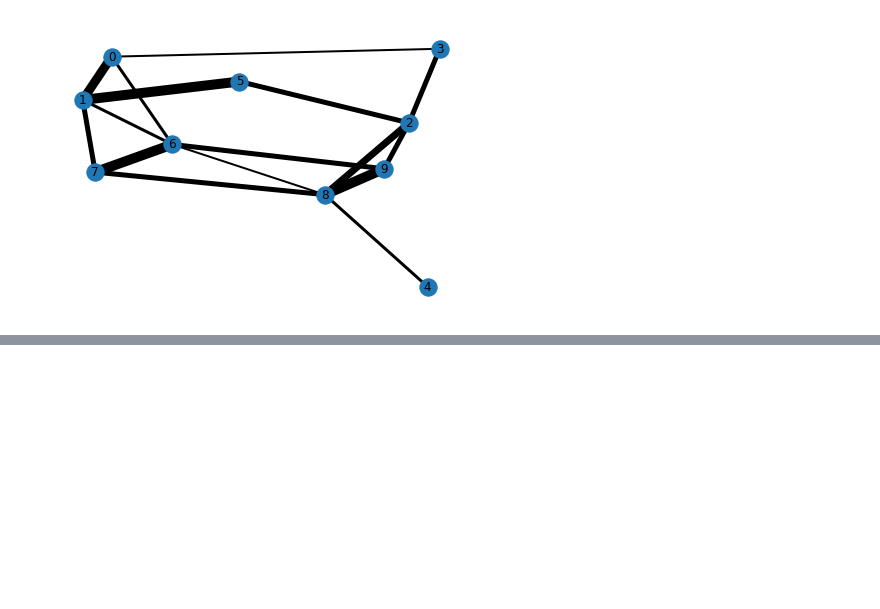
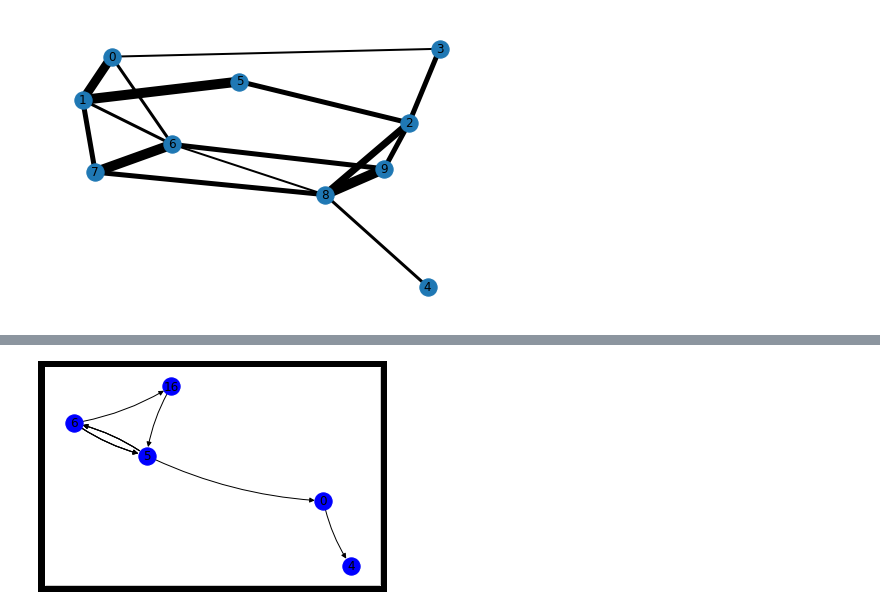
Before and after one commit to Barry0121/graph-neural-net-benchmark, a Jupyter notebook: notebooks/random_walk.ipynb, the cells around one changed output, grey strips where cells are left out. Drawn from its saved outputs; the diff is of its cells as text; code cells hidden in the pictures; blank space fills up the shorter version.

Commit message:
Update random walk + autoencoder

```diff
--- a/notebooks/random_walk.ipynb
+++ b/notebooks/random_walk.ipynb
@@ -117,0 +124,3 @@ nx.draw(graph, with_labels=True, width=weights)
+# %%
+karate = nx.karate_club_graph()
+karate.nodes[6]
@@ -117,0 +167,2 @@ nx.draw(graph, with_labels=True, width=weights)
+# %%
+path = random_walk(karate, 6, 10)
@@ -117,0 +173,7 @@ nx.draw(graph, with_labels=True, width=weights)
+# %%
+# turn out path from list to edges
+nodes = np.unique(path)
+edges = []
+for i in range(len(path)-1):
+    edges.append((path[i], path[i+1]))
+edges, nodes
@@ -117,0 +192,17 @@ nx.draw(graph, with_labels=True, width=weights)
+# %%
+# plot the path we got from the random walk
+plot_graph = nx.MultiDiGraph()
+plot_graph.add_edges_from(edges)
+
+import matplotlib.pyplot as plt
+
+axes = plt.axes()
+axes.set_facecolor('white')
+nx.draw_networkx(
+    plot_graph,
+    with_labels=True,
+    node_color='blue',
+    connectionstyle='arc3, rad = 0.1',
+)
+# %% [output]
+[figure, added]
```
Also changed, not shown: parts of 7 cells of this notebook, 1 other file.
